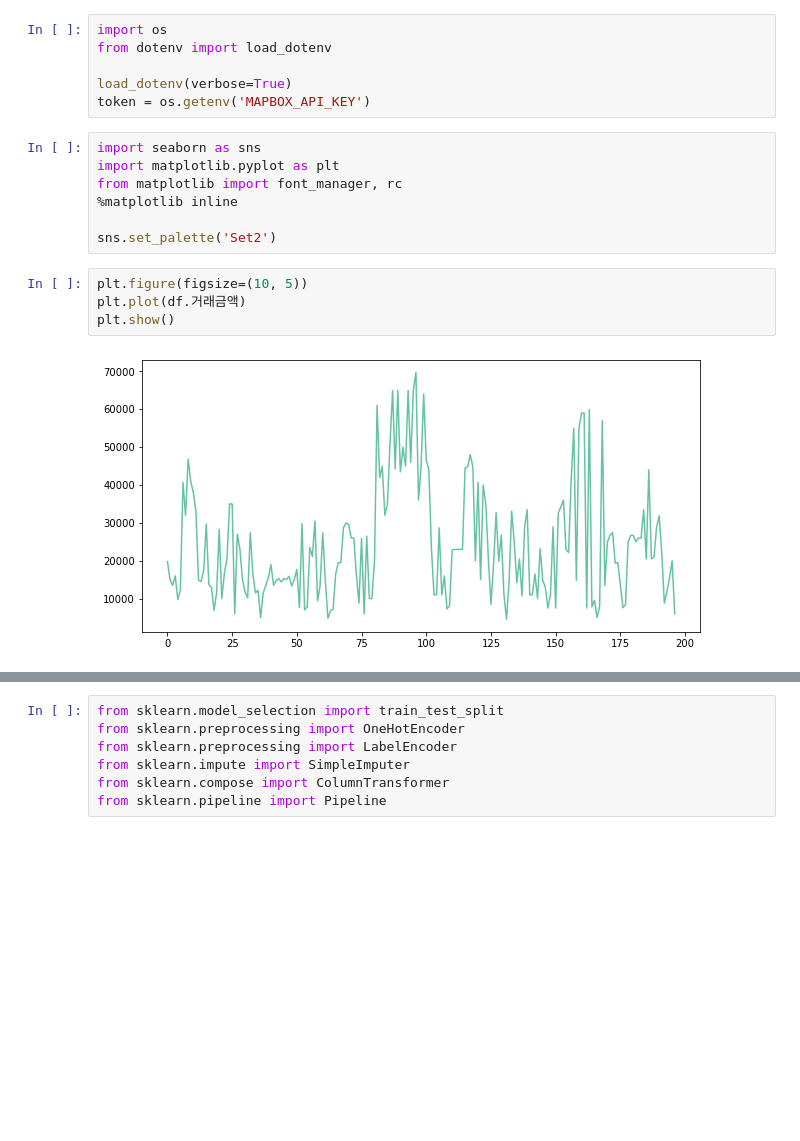
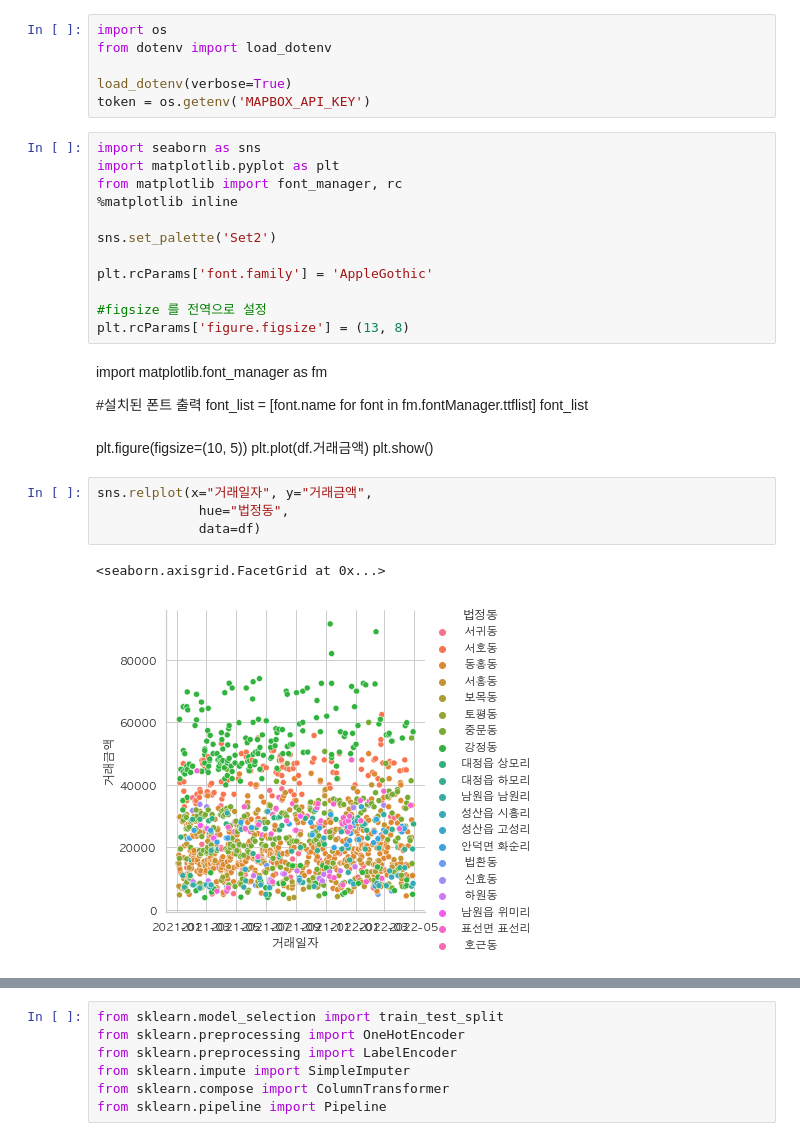
Before and after one commit to reejungkim/OpenAPI_Ministry_of_land, a Jupyter notebook: 국토교통부 아파트매매 실거래.ipynb, the cells around one changed output, grey strips where cells are left out. Cells and saved outputs as stored; diff of their text form; blank space fills up the shorter version.

```diff
--- a/국토교통부 아파트매매 실거래.ipynb
+++ b/국토교통부 아파트매매 실거래.ipynb
@@ -68,12 +67,28 @@ from matplotlib import font_manager, rc
 %matplotlib inline
 
 sns.set_palette('Set2')
+
+plt.rcParams['font.family'] = 'AppleGothic'
+
+#figsize 를 전역으로 설정
+plt.rcParams['figure.figsize'] = (13, 8)
-# %%
-plt.figure(figsize=(10, 5))
-plt.plot(df.거래금액)
-plt.show()
-# %% [output]
-[figure, removed]
+# %% [markdown]
+import matplotlib.font_manager as fm
+
+#설치된 폰트 출력
+font_list = [font.name for font in fm.fontManager.ttflist]
+font_list
+# %% [markdown]
+plt.figure(figsize=(10, 5))
+plt.plot(df.거래금액)
+plt.show()
+# %%
+sns.relplot(x="거래일자", y="거래금액",
+             hue="법정동",
+             data=df)
+# %% [output]
+<seaborn.axisgrid.FacetGrid at 0x...>
+[figure, added]
 # %%
 result = pd.pivot_table(data=df, index='법정동', values='거래금액',
                         aggfunc='sum', fill_value=0).sort_values('거래금액', ascending=False)
```
Also changed, not shown: parts of 10 cells of this notebook.
